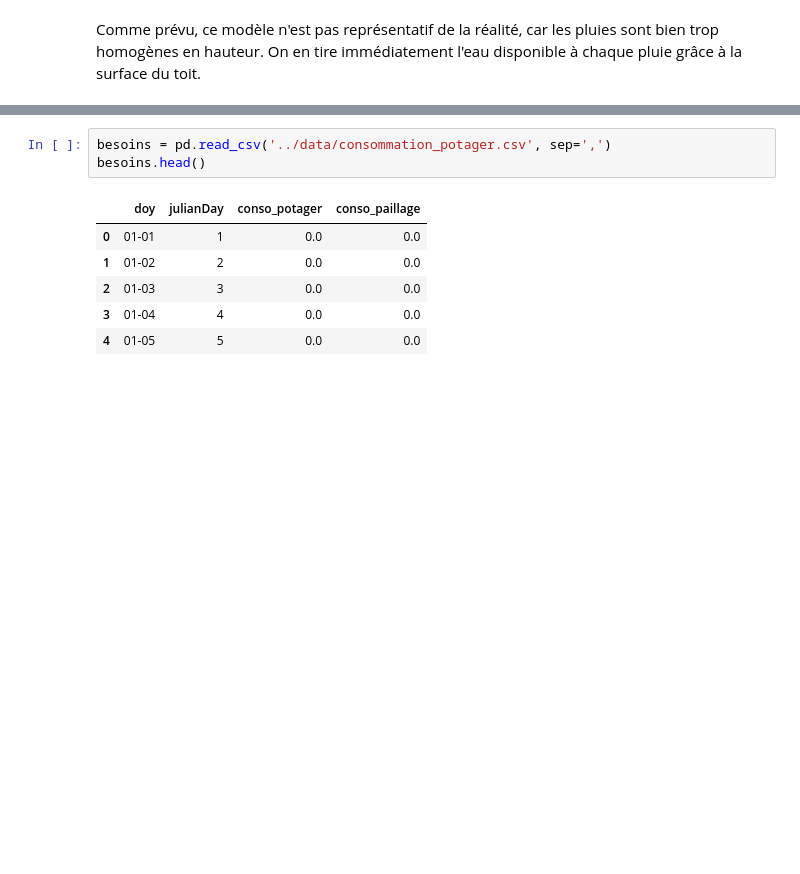
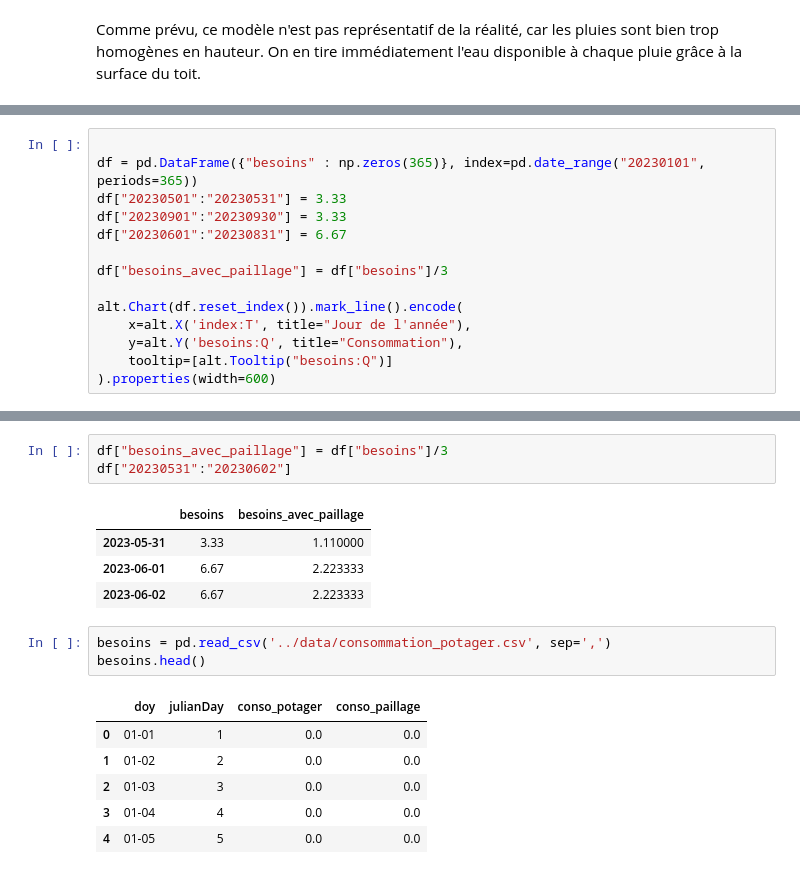
Before and after one commit to AugustinDura/recuperation_eau_pluie, a Jupyter notebook: notebooks/dimensionnement_cuve.ipynb, the cells around one changed output, grey strips where cells are left out. Drawn from its saved outputs; the diff is of its cells as text; blank space fills up the shorter version.

```diff
--- a/notebooks/dimensionnement_cuve.ipynb
+++ b/notebooks/dimensionnement_cuve.ipynb
@@ -89,0 +93,14 @@ Pour simplifier, on considérera que l'irrigation est de $20L/m^2$ tous les troi
+# %%
+
+df = pd.DataFrame({"besoins" : np.zeros(365)}, index=pd.date_range("20230101", periods=365))
+df["20230501":"20230531"] = 3.33
+df["20230901":"20230930"] = 3.33
+df["20230601":"20230831"] = 6.67
+
+df["besoins_avec_paillage"] = df["besoins"]/3
+
+alt.Chart(df.reset_index()).mark_line().encode(
+    x=alt.X('index:T', title="Jour de l'année"),
+    y=alt.Y('besoins:Q', title="Consommation"),
+    tooltip=[alt.Tooltip("besoins:Q")]
+).properties(width=600)
@@ -90,3 +109,11 @@ Pour simplifier, on considérera que l'irrigation est de $20L/m^2$ tous les troi
+# %%
+df["besoins_avec_paillage"] = df["besoins"]/3
+df["20230531":"20230602"]
+# %% [output]
+|  | besoins | besoins_avec_paillage |
+| 2023-05-31 | 3.33 | 1.110000 |
+| 2023-06-01 | 6.67 | 2.223333 |
+| 2023-06-02 | 6.67 | 2.223333 |
 # %%
 besoins = pd.read_csv('../data/consommation_potager.csv', sep=',')
 besoins.head()
```
Also changed, not shown: parts of 4 cells of this notebook, 1 other file.
